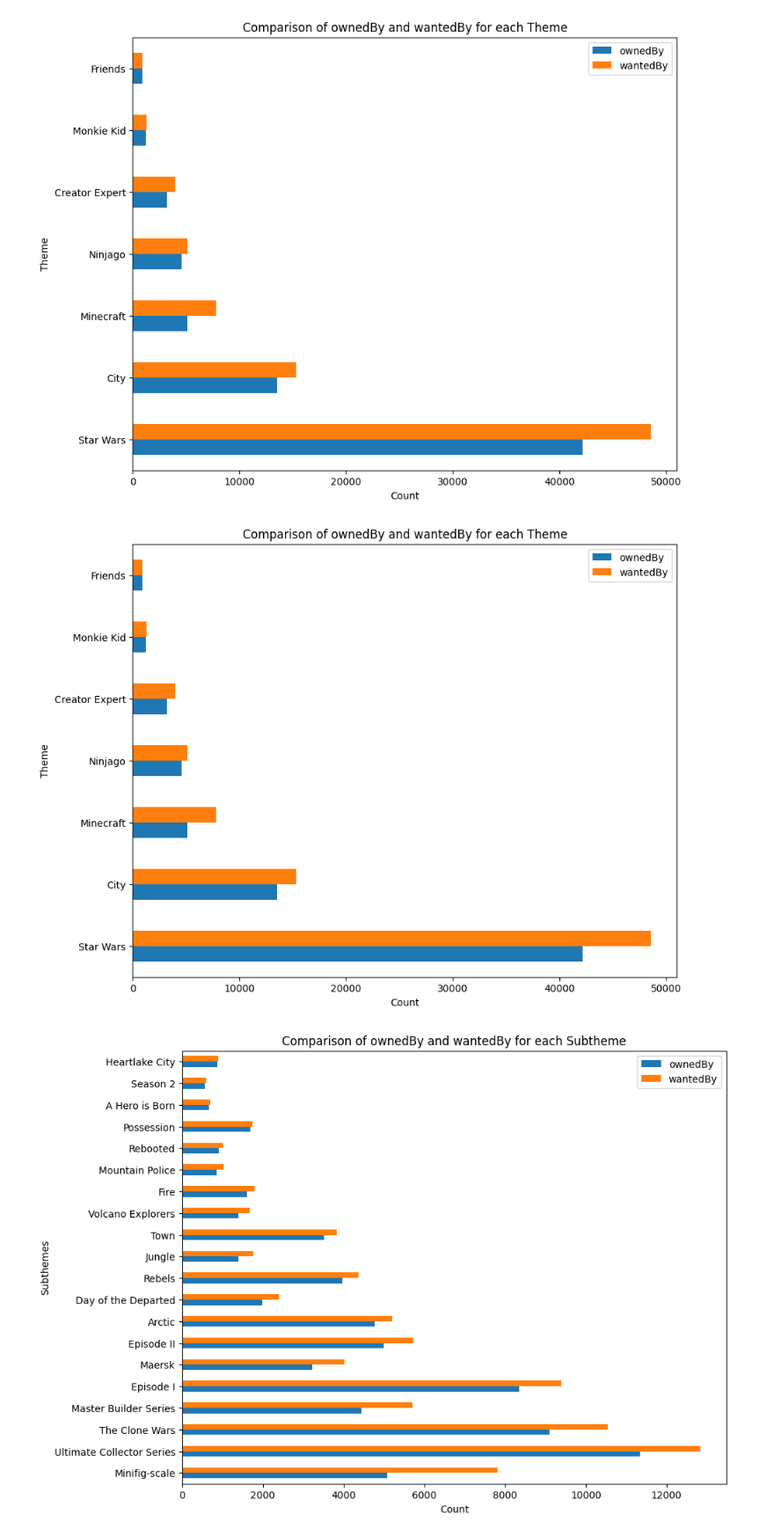
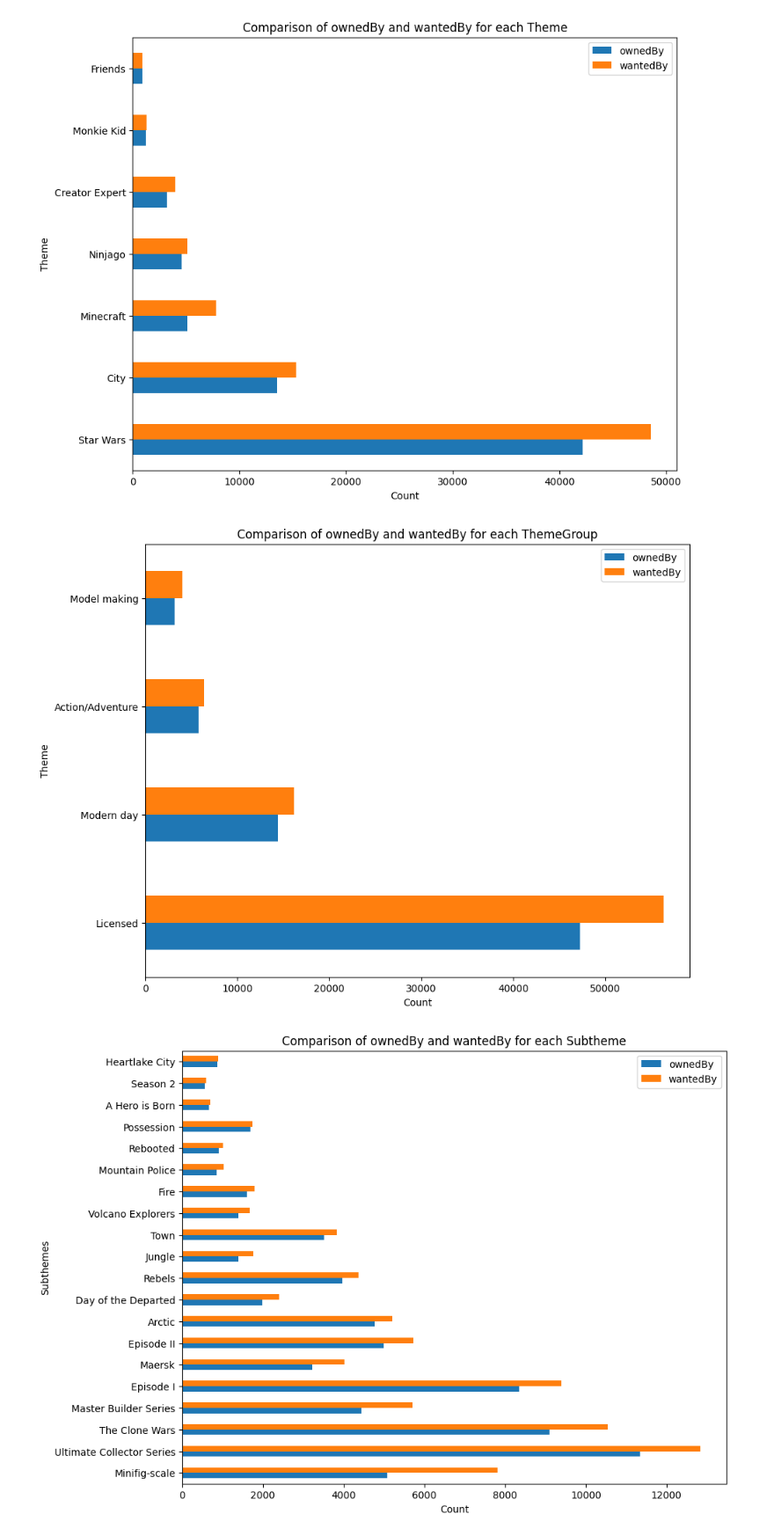
Before and after one commit to MarcusGalea/MarcusGalea.github.io, a Jupyter notebook: lidia.ipynb, the cells around one changed output. Shown at 88% size. Drawn from its saved outputs; the diff is of its cells as text; code cells hidden in the pictures.

```diff
--- a/lidia.ipynb
+++ b/lidia.ipynb
@@ -87,26 +87,26 @@ plt.show()
 # %%
 # Filter the dataframe to include only rows where 'wantedBy' is higher than 'ownedBy'
 filtered_df = df[df['wantedBy'] > df['ownedBy']]
 
 # Group the filtered dataframe by 'theme' and calculate the sum of 'ownedBy' and 'wantedBy'
-grouped_df = filtered_df.groupby('theme')[['ownedBy', 'wantedBy']].sum()
+grouped_df = filtered_df.groupby('themeGroup')[['ownedBy', 'wantedBy']].sum()
 
 # Sort the grouped dataframe by the difference between 'wantedBy' and 'ownedBy'
 grouped_df = grouped_df.sort_values(by=['wantedBy', 'ownedBy'], ascending=False)
 
 # Create the horizontal bar plot
 fig, ax = plt.subplots(figsize=(10, 8))
 grouped_df[['ownedBy', 'wantedBy']].plot(kind='barh', ax=ax)
 
 # Set the labels and title
 ax.set_xlabel('Count')
 ax.set_ylabel('Theme')
-ax.set_title('Comparison of ownedBy and wantedBy for each Theme')
+ax.set_title('Comparison of ownedBy and wantedBy for each ThemeGroup')
 
 # Show the plot
 plt.show()
 # %% [output]
-[figure, old version]
+[figure, new version]
 # %%
 # Filter the dataframe to include only rows where 'wantedBy' is higher than 'ownedBy'
 filtered_df = df[df['wantedBy'] > df['ownedBy']]
```
Also changed, not shown: parts of 1 cell of this notebook, 1 other file.
